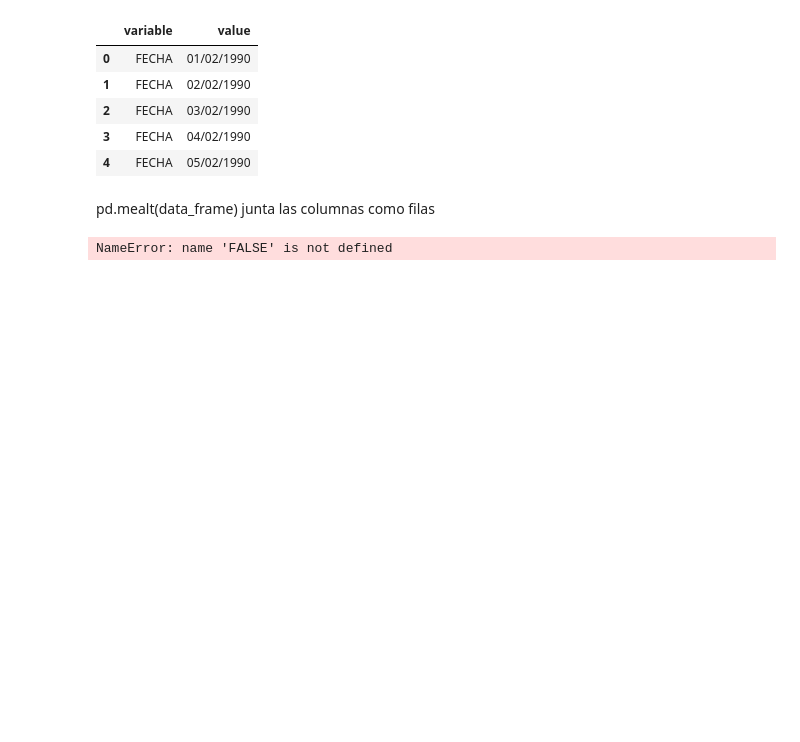
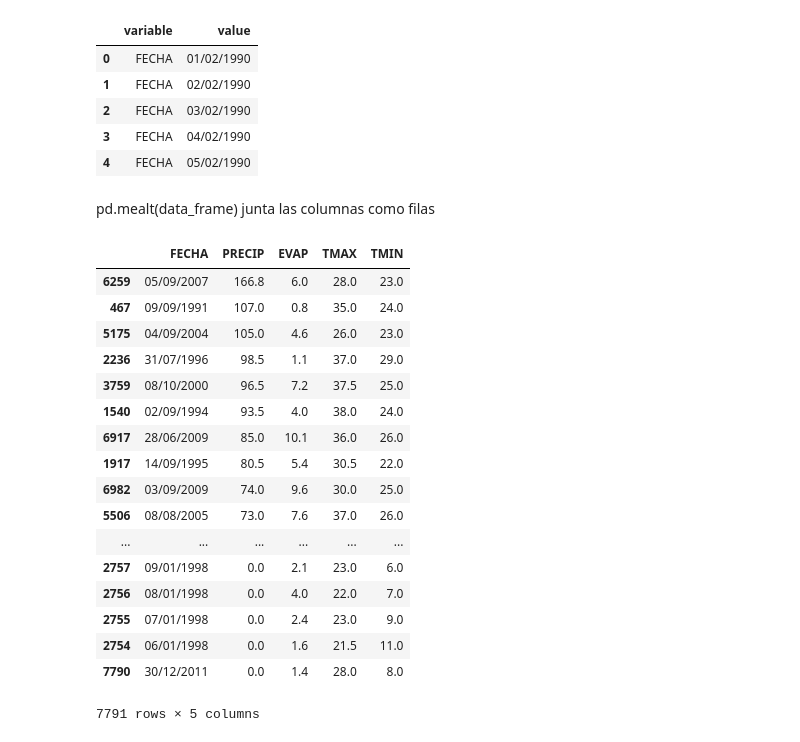
Before and after one commit to Askleth/Archivero, a Jupyter notebook: Actividad_3/Actividad_3.ipynb, the cells around one changed output. Saved outputs shown, nothing was run; the diff lists cells and outputs as text; code cells hidden in the pictures; blank space fills up the shorter version.

```diff
--- a/Actividad_3/Actividad_3.ipynb
+++ b/Actividad_3/Actividad_3.ipynb
@@ -108,6 +109,23 @@ df2.head()
 pd.mealt(data_frame) junta las columnas como filas
 # %%
 df2 = df
-df2.sort_values("PRECIP",ACCENDING = FALSE)
+df2.sort_values("PRECIP",ascending = False)
 # %% [output]
+|  | FECHA | PRECIP | EVAP | TMAX | TMIN |
+| 6259 | 05/09/2007 | 166.8 | 6.0 | 28.0 | 23.0 |
+| 467 | 09/09/1991 | 107.0 | 0.8 | 35.0 | 24.0 |
+| 5175 | 04/09/2004 | 105.0 | 4.6 | 26.0 | 23.0 |
+| 2236 | 31/07/1996 | 98.5 | 1.1 | 37.0 | 29.0 |
+| 3759 | 08/10/2000 | 96.5 | 7.2 | 37.5 | 25.0 |
+| 1540 | 02/09/1994 | 93.5 | 4.0 | 38.0 | 24.0 |
+| 6917 | 28/06/2009 | 85.0 | 10.1 | 36.0 | 26.0 |
+| 1917 | 14/09/1995 | 80.5 | 5.4 | 30.5 | 22.0 |
+| 6982 | 03/09/2009 | 74.0 | 9.6 | 30.0 | 25.0 |
+| 5506 | 08/08/2005 | 73.0 | 7.6 | 37.0 | 26.0 |
+| ... | ... | ... | ... | ... | ... |
+| 2757 | 09/01/1998 | 0.0 | 2.1 | 23.0 | 6.0 |
+| 2756 | 08/01/1998 | 0.0 | 4.0 | 22.0 | 7.0 |
+| 2755 | 07/01/1998 | 0.0 | 2.4 | 23.0 | 9.0 |
+| 2754 | 06/01/1998 | 0.0 | 1.6 | 21.5 | 11.0 |
+| 7790 | 30/12/2011 | 0.0 | 1.4 | 28.0 | 8.0 |
-NameError: name 'FALSE' is not defined
+7791 rows × 5 columns
```
Also changed, not shown: parts of 11 cells of this notebook.
